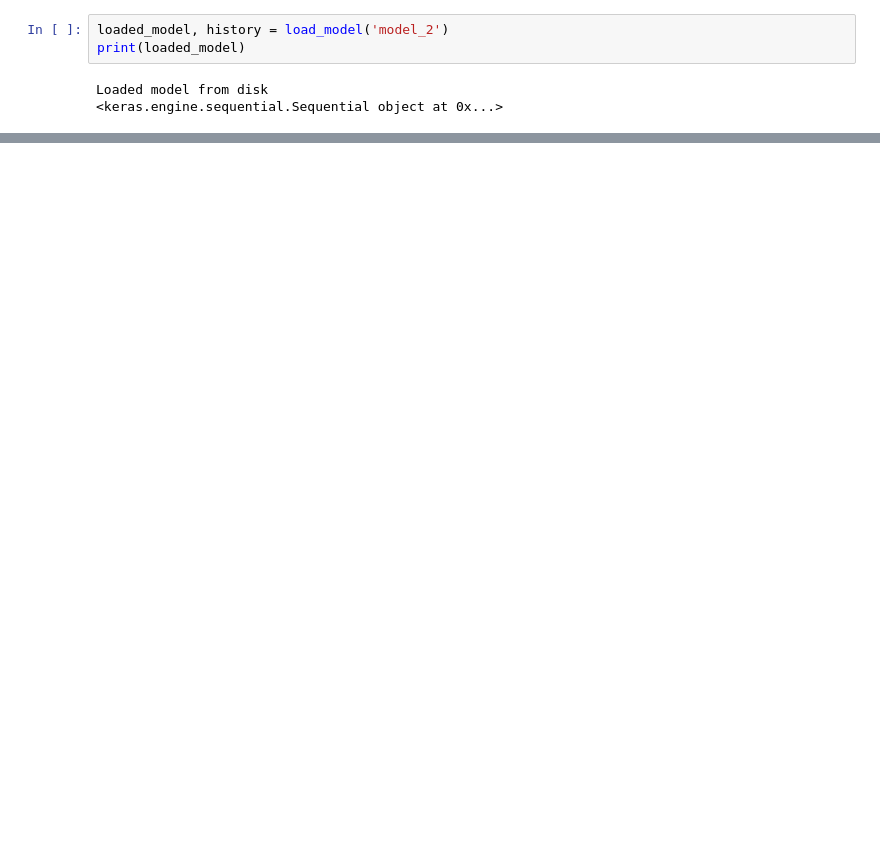
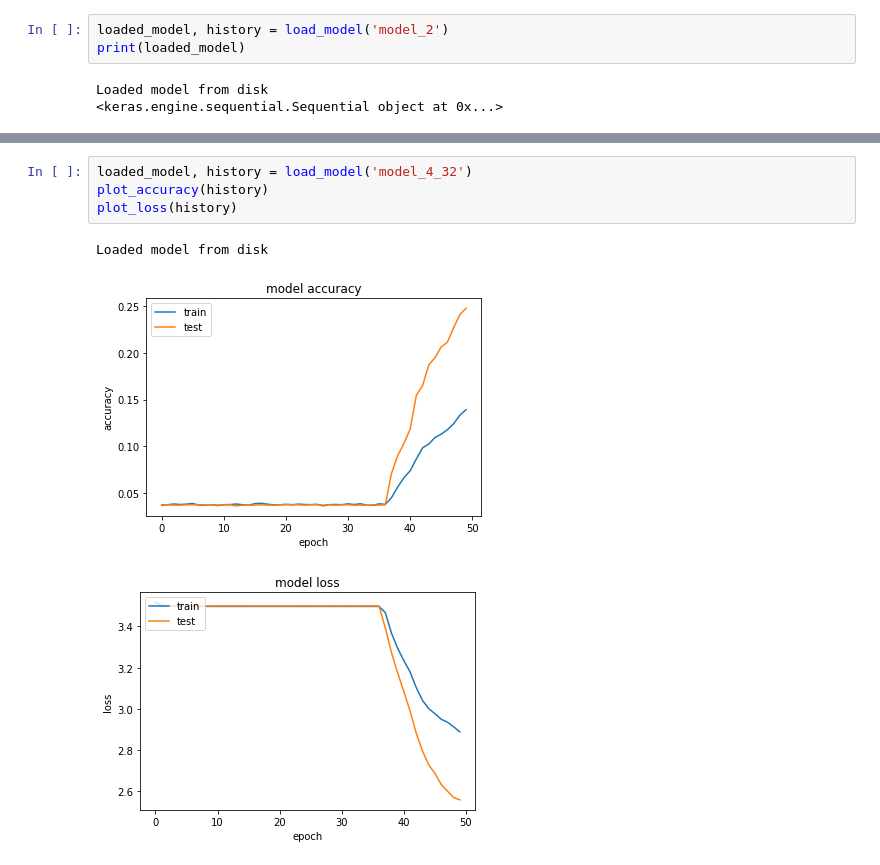
Before and after one commit to ginevracoal/SpeechRecognitionProject, a Jupyter notebook: keras_CNN/CNN_tests.ipynb, the cells around one changed output, grey strips where cells are left out. Cells and saved outputs as stored; diff of their text form; blank space fills up the shorter version.

```diff
--- a/keras_CNN/CNN_tests.ipynb
+++ b/keras_CNN/CNN_tests.ipynb
@@ -179,0 +202,8 @@ plot_history(history)
+# %%
+loaded_model, history = load_model('model_4_32')
+plot_accuracy(history)
+plot_loss(history)
+# %% [output]
+Loaded model from disk
+[figure, added]
+[figure, added]
```
Also changed, not shown: parts of 13 cells of this notebook, 50 other files.
